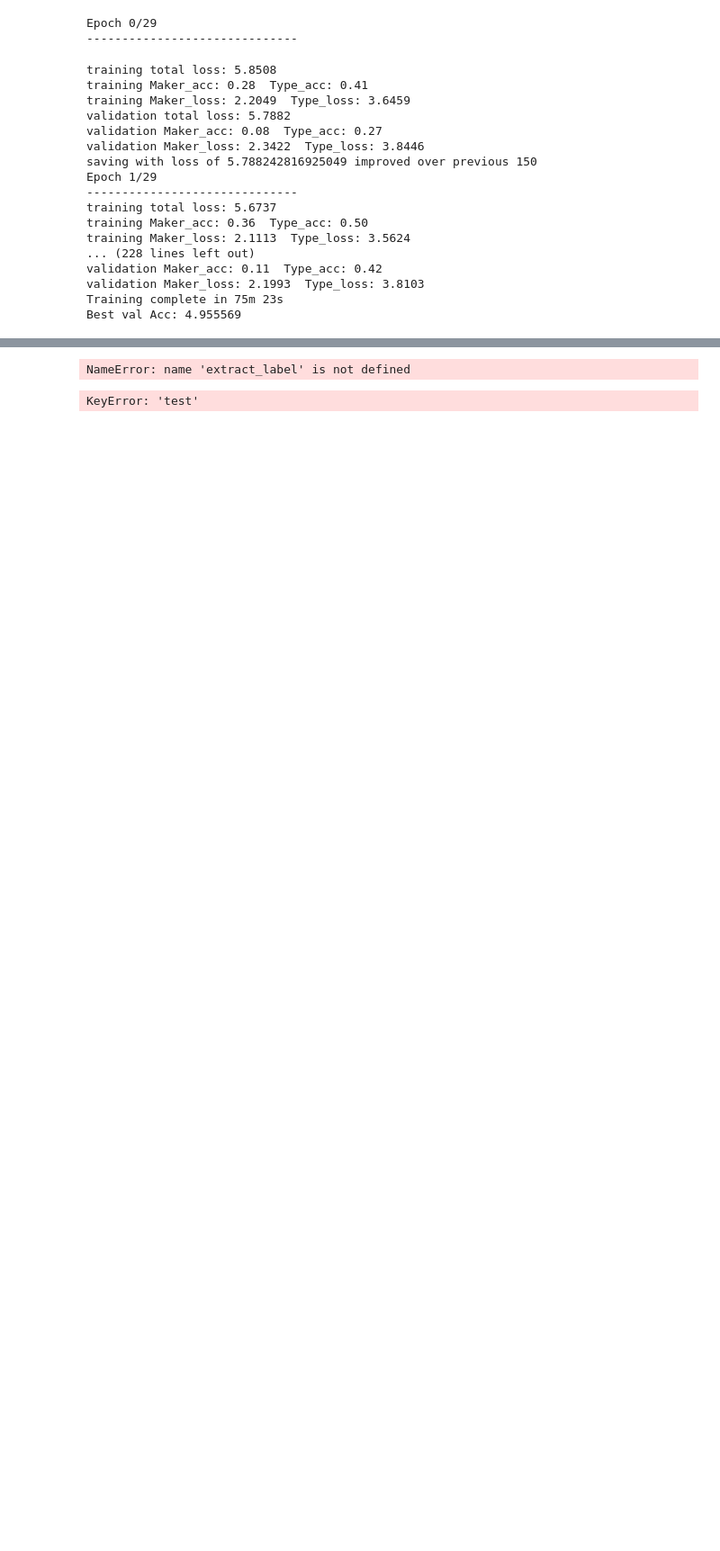
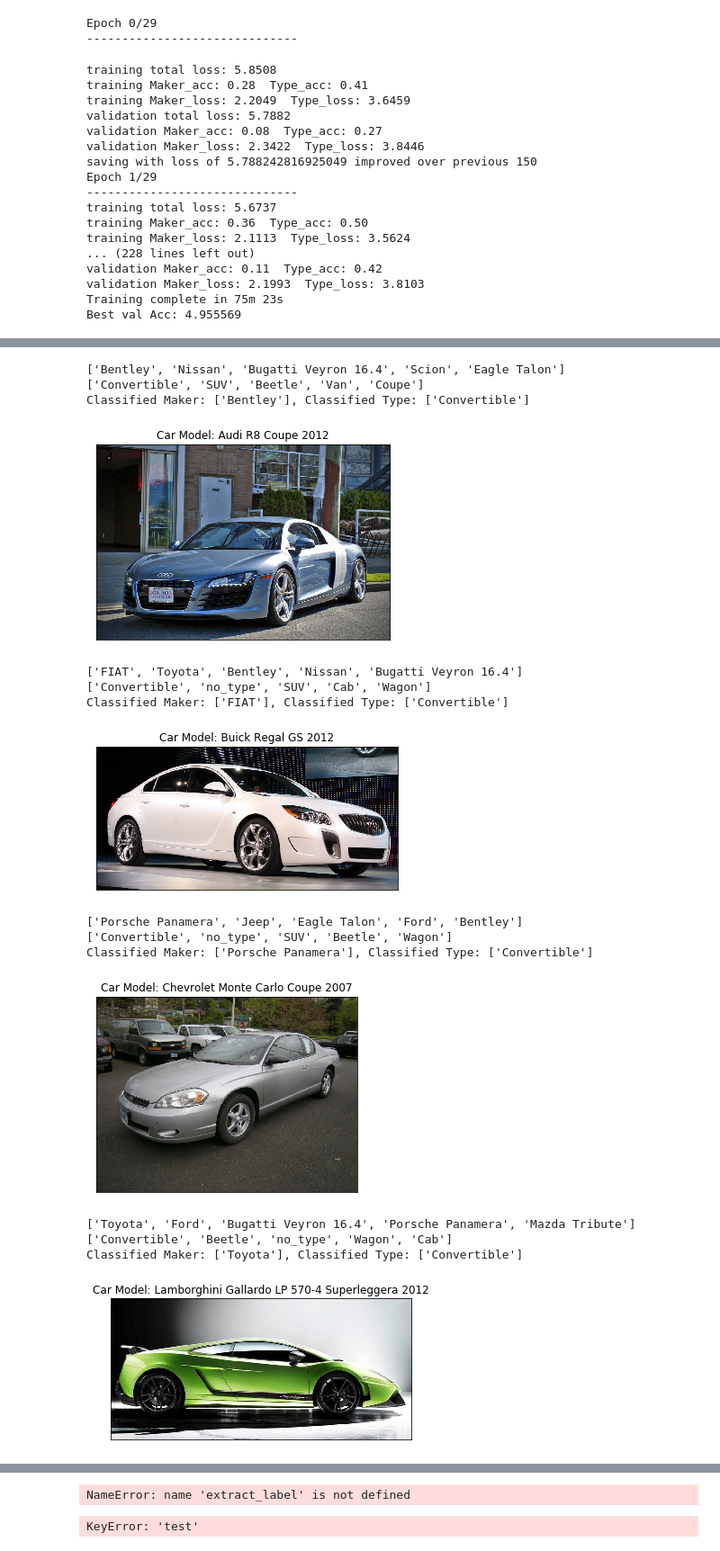
Before and after one commit to ryanliwag/grab_challenge, a Jupyter notebook: Multi-Task Learning Model.ipynb, the cells around one changed output, grey strips where cells are left out. Shown at 90% size. Drawn from its saved outputs; the diff is of its cells as text; code cells hidden in the pictures; blank space fills up the shorter version.

```diff
--- a/Multi-Task Learning Model.ipynb
+++ b/Multi-Task Learning Model.ipynb
@@ -465,0 +451,17 @@ Best val Acc: 4.581579
+# %%
+
+fr_model = torchvision.models.resnet50(pretrained=True)
+
+#Load Model weights
+for param in fr_model.parameters():
+    param.requires_grad = False
+
+num_ftrs = fr_model.fc.in_features
+fr_model.fc = torch.nn.Linear(num_ftrs, 1024)
+
+device = torch.device("cuda:0" if torch.cuda.is_available() else "cpu")
+MTL_model = multi_task_model(fr_model, class_maker, class_type)
+MTL_model = MTL_model.to(device)
+
+MTL_model.load_state_dict(torch.load('MTL_weights_1.pth'))
+MTL_model.eval()
@@ -465,0 +506,41 @@ Best val Acc: 4.581579
+# %%
+#Sanity check
+#Classify a few images in the testset
+
+def image_loader(image_name):
+    """load image, returns cuda tensor"""
+    image = Image.open(image_name)
+    image = image_transformers["validation"](image).float()
+    image = Variable(image, requires_grad=False)
+    image = image.unsqueeze(0)  #this is for VGG, may not be needed for ResNet
+    return image.cuda()  #assumes that you're using GPU
+
+for image_file in dataset["test"][20:30]:
+    file_path = os.path.join(root_dir,image_file[-1][0])
+    img = image_loader(file_path)
+
+    output = MTL_model(img)
+    print("Classified Maker: {}, Classified Type: {}".format(extract_label(makers, output[0]),
+                                                            extract_label(car_types, output[1])))
+    pil_im = Image.open(file_path)
+    plt.imshow(np.asarray(pil_im))
+    plt.title("Car Model: {}".format(meta_data[image_file[-2][0][0]-1]))
+    plt.xticks([]), plt.yticks([])  # to hide tick values on X and Y axis
+    plt.show()
+# %% [output]
+['Bentley', 'Nissan', 'Bugatti Veyron 16.4', 'Scion', 'Eagle Talon']
+['Convertible', 'SUV', 'Beetle', 'Van', 'Coupe']
+Classified Maker: ['Bentley'], Classified Type: ['Convertible']
+[figure, added]
+['FIAT', 'Toyota', 'Bentley', 'Nissan', 'Bugatti Veyron 16.4']
+['Convertible', 'no_type', 'SUV', 'Cab', 'Wagon']
+Classified Maker: ['FIAT'], Classified Type: ['Convertible']
+[figure, added]
+['Porsche Panamera', 'Jeep', 'Eagle Talon', 'Ford', 'Bentley']
+['Convertible', 'no_type', 'SUV', 'Beetle', 'Wagon']
+Classified Maker: ['Porsche Panamera'], Classified Type: ['Convertible']
+[figure, added]
+['Toyota', 'Ford', 'Bugatti Veyron 16.4', 'Porsche Panamera', 'Mazda Tribute']
+['Convertible', 'Beetle', 'no_type', 'Wagon', 'Cab']
+Classified Maker: ['Toyota'], Classified Type: ['Convertible']
+[figure, added]
```
Also changed, not shown: parts of 18 cells of this notebook, 7 other files.
